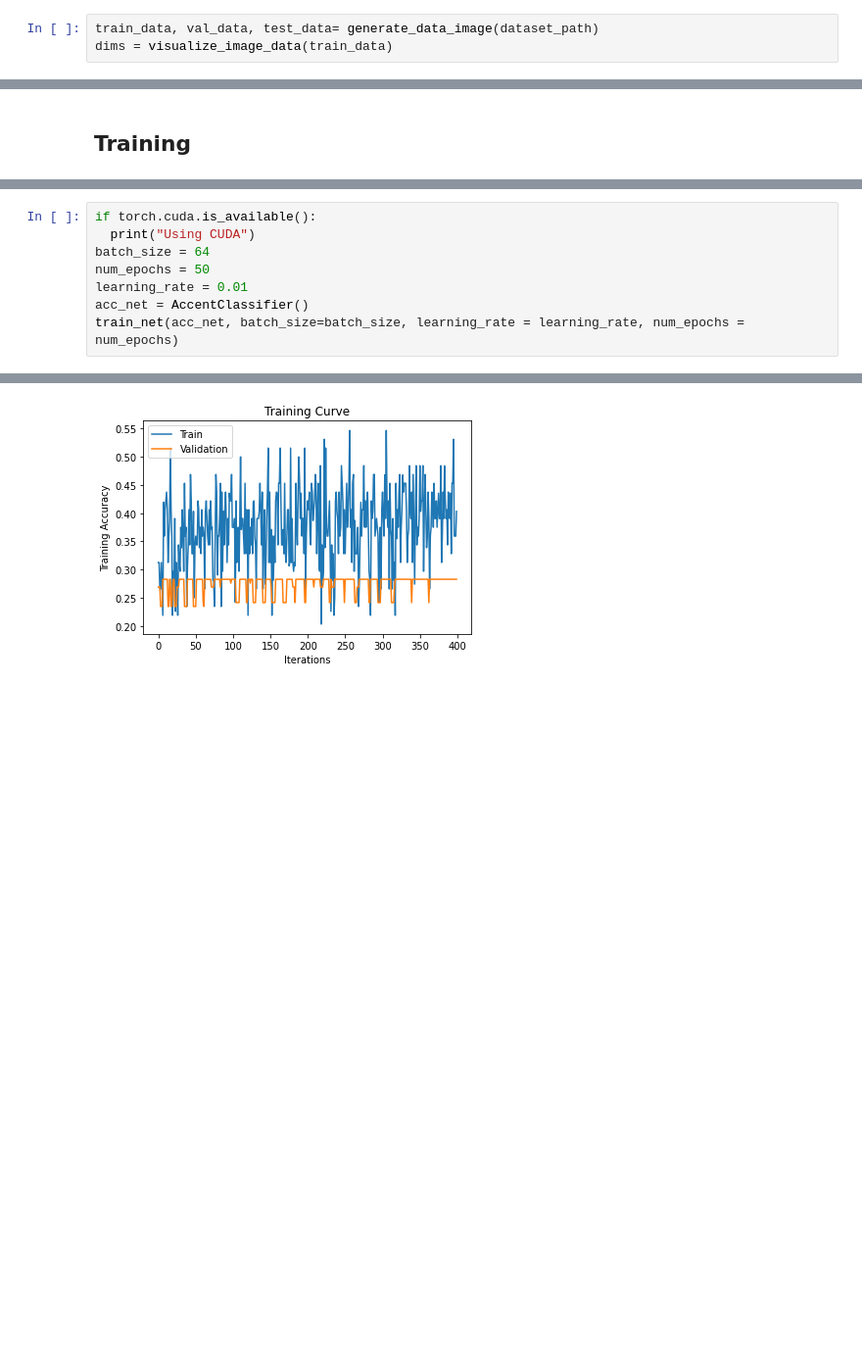
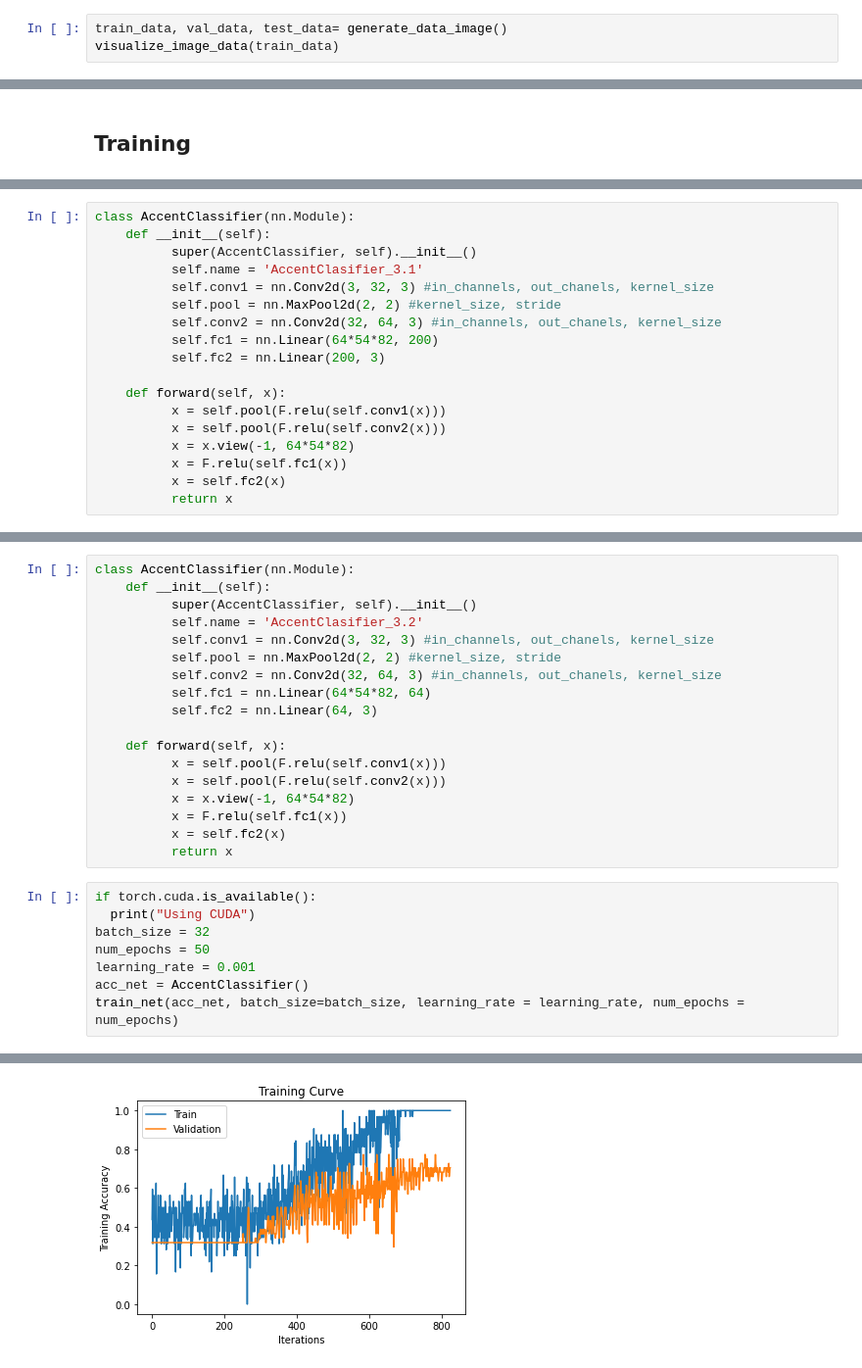
Before and after one commit to mingshi1214/Accent_Classifier, a Jupyter notebook: Acc_Class.ipynb, the cells around one changed output, grey strips where cells are left out. Shown at 98% size. Cells and saved outputs as stored; diff of their text form; blank space fills up the shorter version.

```diff
--- a/Acc_Class.ipynb
+++ b/Acc_Class.ipynb
@@ -195,7 +128,7 @@ get_confusion_matrix(acc_net, val_data, ["english", "mandarin", "hindi", "tagalo
 # %% [markdown]
 ## Preparing & Visualizing Dataset
 # %%
-train_data, val_data, test_data= generate_data_image(dataset_path)
-dims = visualize_image_data(train_data)
+train_data, val_data, test_data= generate_data_image()
+visualize_image_data(train_data)
 # %% [output]
 (27, 3, 128, 192)
@@ -298,0 +374,18 @@ class AccentClassifier(nn.Module):
+# %%
+class AccentClassifier(nn.Module):
+    def __init__(self):
+          super(AccentClassifier, self).__init__()
+          self.name = 'AccentClasifier_3.1'
+          self.conv1 = nn.Conv2d(3, 32, 3) #in_channels, out_chanels, kernel_size
+          self.pool = nn.MaxPool2d(2, 2) #kernel_size, stride
+          self.conv2 = nn.Conv2d(32, 64, 3) #in_channels, out_chanels, kernel_size
+          self.fc1 = nn.Linear(64*54*82, 200)
+          self.fc2 = nn.Linear(200, 3)
+
+    def forward(self, x):
+          x = self.pool(F.relu(self.conv1(x)))
+          x = self.pool(F.relu(self.conv2(x)))
+          x = x.view(-1, 64*54*82)
+          x = F.relu(self.fc1(x))
+          x = self.fc2(x)
+          return x
@@ -299,9 +464,27 @@ class AccentClassifier(nn.Module):
+# %%
+class AccentClassifier(nn.Module):
+    def __init__(self):
+          super(AccentClassifier, self).__init__()
+          self.name = 'AccentClasifier_3.2'
+          self.conv1 = nn.Conv2d(3, 32, 3) #in_channels, out_chanels, kernel_size
+          self.pool = nn.MaxPool2d(2, 2) #kernel_size, stride
+          self.conv2 = nn.Conv2d(32, 64, 3) #in_channels, out_chanels, kernel_size
+          self.fc1 = nn.Linear(64*54*82, 64)
+          self.fc2 = nn.Linear(64, 3)
+
+    def forward(self, x):
+          x = self.pool(F.relu(self.conv1(x)))
+          x = self.pool(F.relu(self.conv2(x)))
+          x = x.view(-1, 64*54*82)
+          x = F.relu(self.fc1(x))
+          x = self.fc2(x)
+          return x
 # %%
 if torch.cuda.is_available():
   print("Using CUDA")
-batch_size = 64
+batch_size = 32
 num_epochs = 50
-learning_rate = 0.01
+learning_rate = 0.001
 acc_net = AccentClassifier()
 train_net(acc_net, batch_size=batch_size, learning_rate = learning_rate, num_epochs = num_epochs)
 # %% [output]
@@ -326 +509 @@ Epoch 49 Finished.  Time per Epoch:   9.88 s
-[figure, old version]
+[figure, new version]
```
Also changed, not shown: parts of 32 cells of this notebook.
